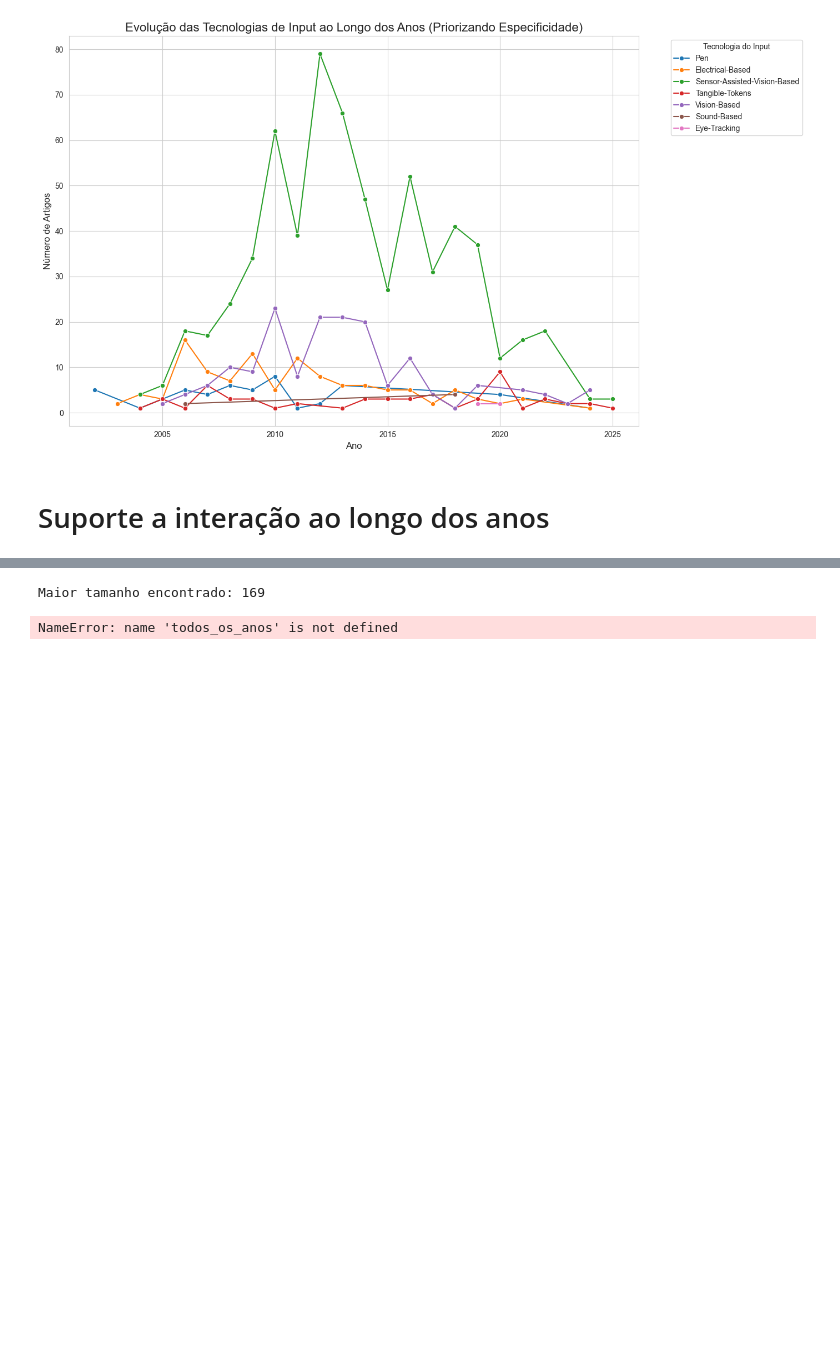
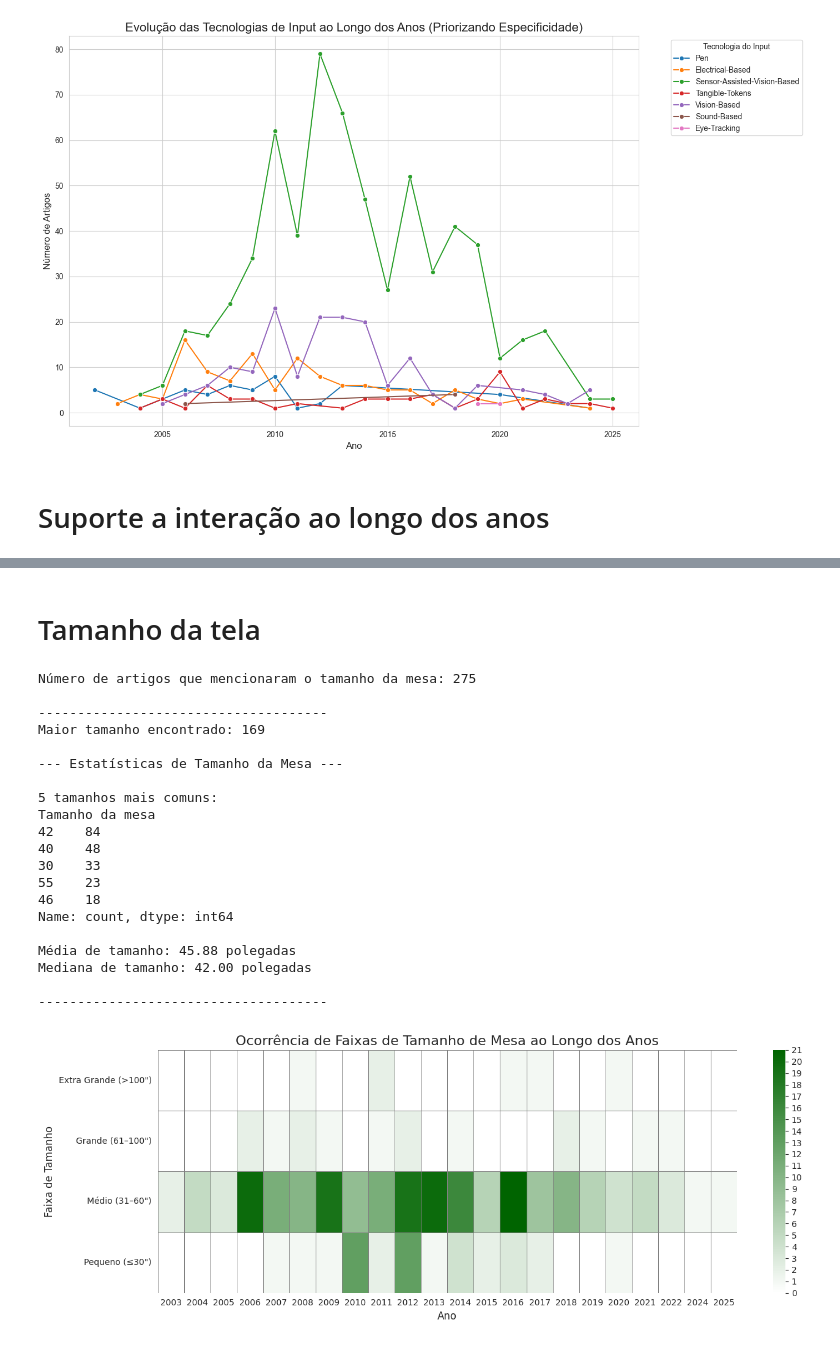
Before and after one commit to Guglis02/Tabletop-Data-Extraction, a Jupyter notebook: notebook.ipynb, the cells around one changed output, grey strips where cells are left out. Cells and saved outputs as stored; diff of their text form; code cells hidden in the pictures; blank space fills up the shorter version.

```diff
--- a/notebook.ipynb
+++ b/notebook.ipynb
@@ -746,3 +829,5 @@ plt.show()
+# %% [markdown]
+# Tamanho da tela
 # %%
 import pandas as pd
 import matplotlib.pyplot as plt
@@ -758,11 +843,35 @@ df["Tamanho da mesa"] = df["Tamanho da mesa"].str.replace(r'["”’’″]', ''
 df["Tamanho da mesa"] = pd.to_numeric(df["Tamanho da mesa"])
 df = df.dropna(subset=["Tamanho da mesa"])
 
+num_artigos_com_tamanho = len(df)
+print(f"Número de artigos que mencionaram o tamanho da mesa: {num_artigos_com_tamanho}")
+print("\n-------------------------------------")
+
 # Arredondar para inteiro
 df["Tamanho da mesa"] = df["Tamanho da mesa"].round(0).astype(int)
 
 # Mostrar o maior valor
 print("Maior tamanho encontrado:", df["Tamanho da mesa"].max())
+
+# --- Adições para imprimir as estatísticas ---
+
+print("\n--- Estatísticas de Tamanho da Mesa ---")
+
+# 5 tamanhos mais comuns
+print("\n5 tamanhos mais comuns:")
+print(df["Tamanho da mesa"].value_counts().head(5))
+
+# Média de tamanho
+media_tamanho = df["Tamanho da mesa"].mean()
+print(f"\nMédia de tamanho: {media_tamanho:.2f} polegadas")
+
+# Mediana de tamanho
+mediana_tamanho = df["Tamanho da mesa"].median()
+print(f"Mediana de tamanho: {mediana_tamanho:.2f} polegadas")
+
+print("\n-------------------------------------")
+
+# --- Fim das adições ---
 
 # Criar faixas de tamanho
 def categorizar_tamanho(t):
@@ -772,38 +881,58 @@ def categorizar_tamanho(t):
         return "Médio (31–60\")"
     elif t <= 100:
         return "Grande (61–100\")"
     else:
         return "Extra Grande (>100\")"
 
 df["Faixa de Tamanho"] = df["Tamanho da mesa"].apply(categorizar_tamanho)
 
 # Agrupar por faixa e ano
 faixa_heatmap = df.groupby(["Faixa de Tamanho", "ano"]).size().unstack(fill_value=0)
 
 # Manter a ordem das faixas
 faixa_order = ["Extra Grande (>100\")", "Grande (61–100\")", "Médio (31–60\")", "Pequeno (≤30\")"]
-faixa_heatmap = faixa_heatmap.reindex(index=faixa_order, columns=todos_os_anos, fill_value=0)
+faixa_heatmap = faixa_heatmap.reindex(index=faixa_order, fill_value=0)
 
 cmap_branco_verde = LinearSegmentedColormap.from_list("branco_verde", ["#ffffff", "#006400"])
 
 # Plotar heatmap por faixas
 plt.figure(figsize=(14, 5))
 ax2 = sns.heatmap(
     faixa_heatmap,
     cmap=cmap_branco_verde,
     linewidths=0.5,
     linecolor='gray',
     cbar_kws={"ticks": np.arange(0, faixa_heatmap.values.max() + 1)},
 )
 ax2.collections[0].colorbar.set_ticks(np.arange(0, faixa_heatmap.values.max() + 1))
-plt.title("", fontsize=16)
-plt.xlabel("")
-plt.ylabel("")
+plt.title("Ocorrência de Faixas de Tamanho de Mesa ao Longo dos Anos", fontsize=16) # Adicionei um título ao heatmap
+plt.xlabel("Ano", fontsize=12) # Adicionei rótulo ao eixo X
+plt.ylabel("Faixa de Tamanho", fontsize=12) # Adicionei rótulo ao eixo Y
 plt.tight_layout()
+plt.savefig('display_size_over_time.png', dpi=300)
 plt.show()
 # %% [output]
+Número de artigos que mencionaram o tamanho da mesa: 275
+
+-------------------------------------
 Maior tamanho encontrado: 169
+
+--- Estatísticas de Tamanho da Mesa ---
+
+5 tamanhos mais comuns:
+Tamanho da mesa
+42    84
+40    48
+30    33
+55    23
+46    18
+Name: count, dtype: int64
+
+Média de tamanho: 45.88 polegadas
+Mediana de tamanho: 42.00 polegadas
+
+-------------------------------------
-NameError: name 'todos_os_anos' is not defined
+[figure, added]
 # %%
 import pandas as pd
 import matplotlib.pyplot as plt
```
Also changed, not shown: parts of 3 cells of this notebook, 2 other files.
